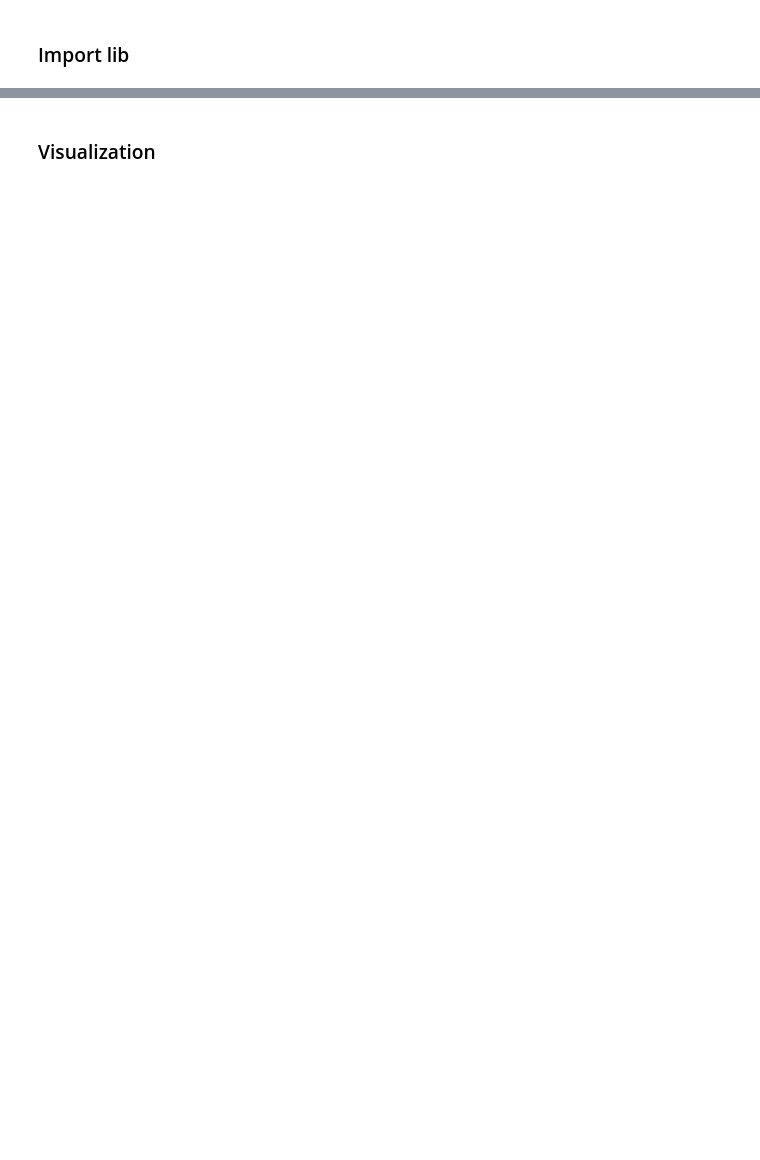
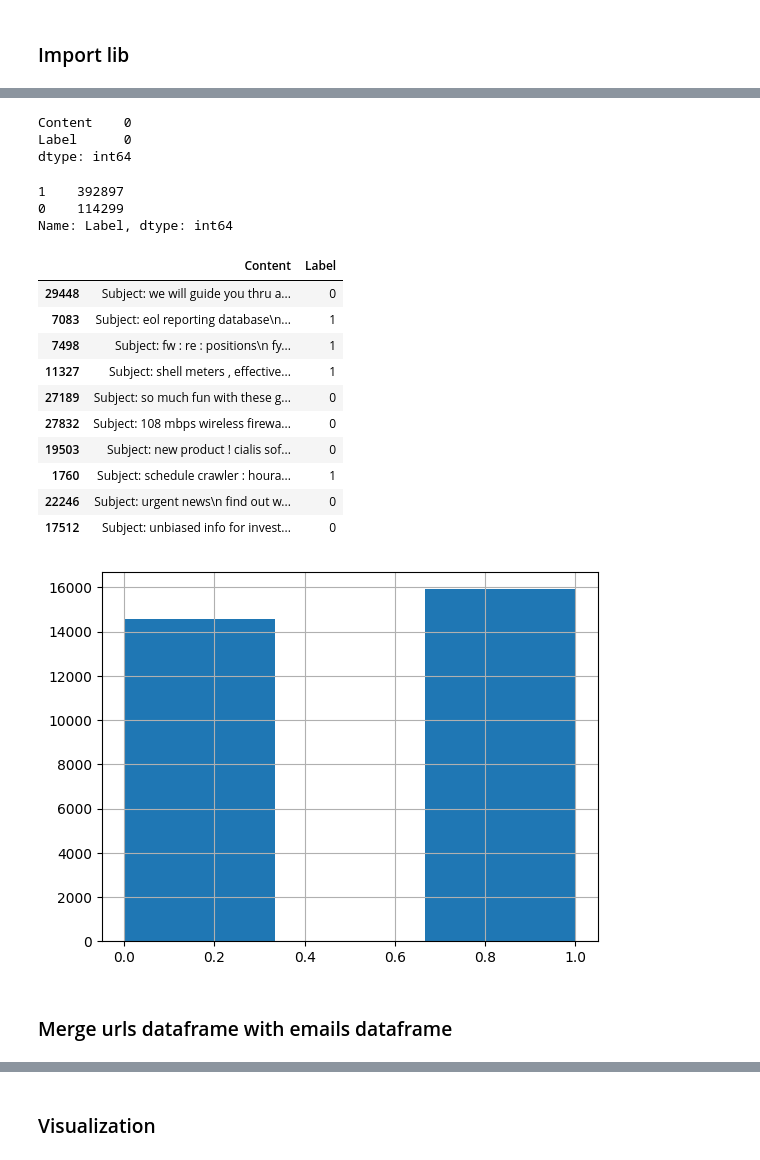
Before and after one commit to giacomovitangeli/phishing-detection, a Jupyter notebook: phishing_detection.ipynb, the cells around one changed output, grey strips where cells are left out. Cells and saved outputs as stored; diff of their text form; code cells hidden in the pictures; blank space fills up the shorter version.

```diff
--- a/phishing_detection.ipynb
+++ b/phishing_detection.ipynb
@@ -213,0 +75,62 @@ all_df.sample(5)
+# %%
+urls_df.drop_duplicates(inplace=True)
+urls_df.isnull().sum()
+# %% [output]
+Content    0
+Label      0
+dtype: int64
+# %%
+label_counter = pd.DataFrame(urls_df.Label.value_counts())
+print(label_counter.Label)
+fig = px.bar(label_counter, x=label_counter.index, y=label_counter.Label)
+fig.show()
+# %% [output]
+1    392897
+0    114299
+Name: Label, dtype: int64
+# %%
+# Read the emails dataset
+pathwalk = walk(r"enron-spam/")
+
+allHamData, allSpamData = [], []
+for root, dr, file in pathwalk:
+    if 'ham' in str(file):
+        for obj in file:
+            with open(root + '/' + obj, encoding='latin1') as ip:
+                allHamData.append(" ".join(ip.readlines()))
+
+    elif 'spam' in str(file):
+        for obj in file:
+            with open(root + '/' + obj, encoding='latin1') as ip:
+                allSpamData.append(" ".join(ip.readlines()))
+
+# remove all redundant data
+allHamData = list(set(allHamData))
+allSpamData = list(set(allSpamData))
+
+# merge it in a dataframe
+hamPlusSpamData = allHamData + allSpamData
+
+# Labels: "bad" = 0 and "good" = 1
+labels = [1]*len(allHamData) + [0]*len(allSpamData)
+
+emails_df = pd.DataFrame({"Content": hamPlusSpamData, "Label": labels})
+
+# get an overview of the data
+emails_df.Label.hist(bins=3)
+emails_df.sample(10)
+# %% [output]
+|  | Content | Label |
+| 29448 | Subject: we will guide you thru a... | 0 |
+| 7083 | Subject: eol reporting database\n... | 1 |
+| 7498 | Subject: fw : re : positions\n fy... | 1 |
+| 11327 | Subject: shell meters , effective... | 1 |
+| 27189 | Subject: so much fun with these g... | 0 |
+| 27832 | Subject: 108 mbps wireless firewa... | 0 |
+| 19503 | Subject: new product ! cialis sof... | 0 |
+| 1760 | Subject: schedule crawler : houra... | 1 |
+| 22246 | Subject: urgent news\n find out w... | 0 |
+| 17512 | Subject: unbiased info for invest... | 0 |
+[figure, added]
+# %% [markdown]
+### Merge urls dataframe with emails dataframe
```
Also changed, not shown: parts of 79 cells of this notebook, 1 other file.
